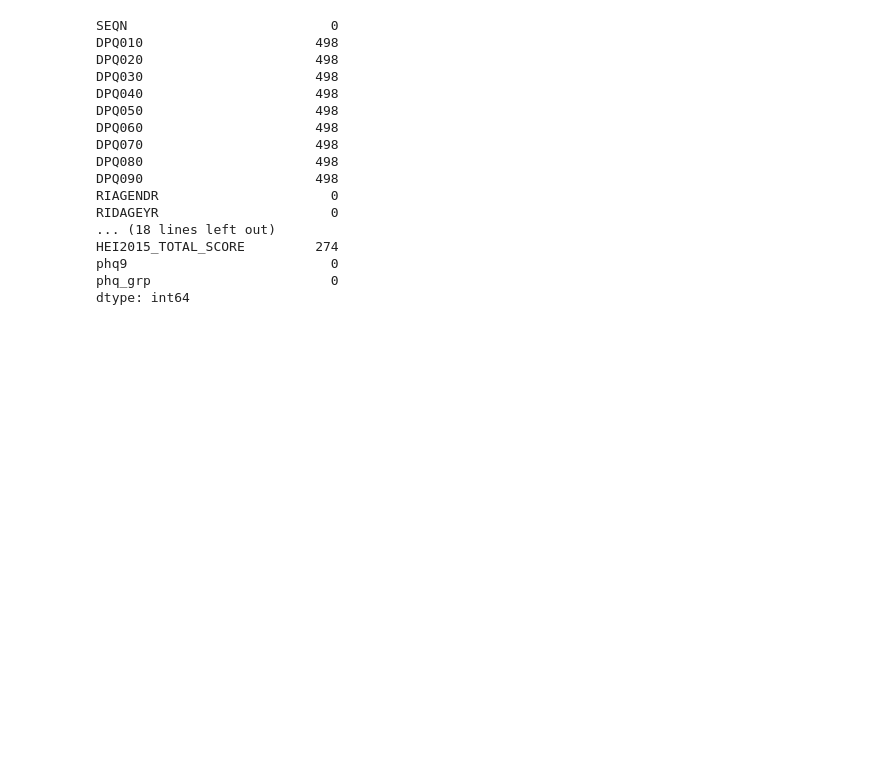
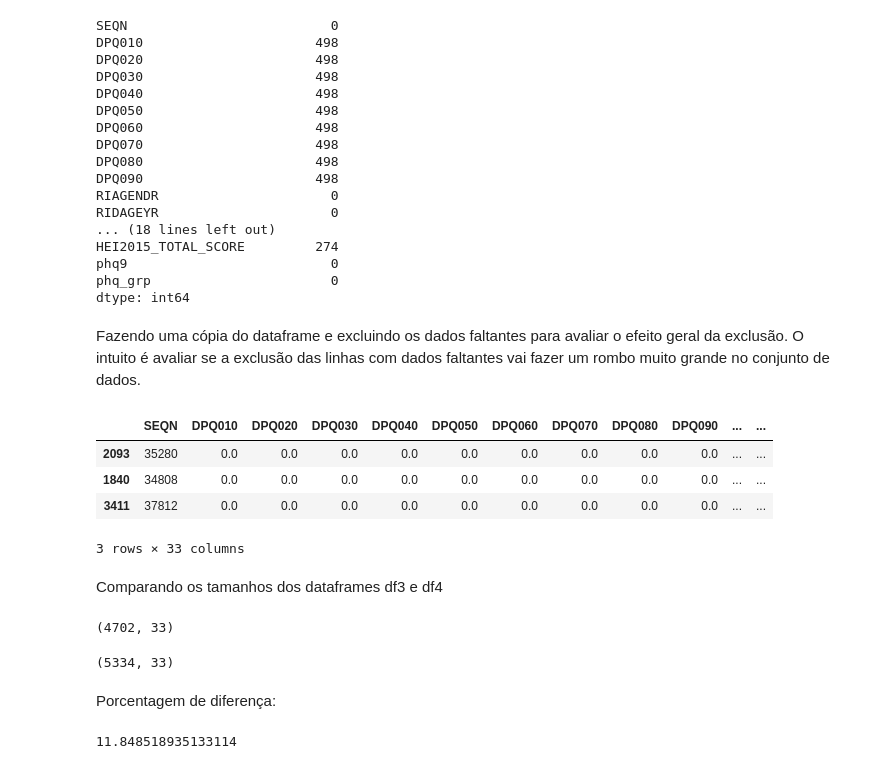
Before and after one commit to casjunior93/Desafio-Tera-Inferencia, a Jupyter notebook: DesafioTera.ipynb, the cells around one changed output. Saved outputs shown, nothing was run; the diff lists cells and outputs as text; code cells hidden in the pictures; blank space fills up the shorter version.

```diff
--- a/DesafioTera.ipynb
+++ b/DesafioTera.ipynb
@@ -176,3 +171,31 @@ HEI2015_TOTAL_SCORE         274
 phq9                          0
 phq_grp                       0
 dtype: int64
+# %% [markdown]
+Fazendo uma cópia do dataframe e excluindo os dados faltantes para avaliar o efeito geral da exclusão. O intuito é avaliar se a exclusão das linhas com dados faltantes vai fazer um rombo muito grande no conjunto de dados.
+# %%
+df4 = df3.copy(deep=True)
+df4.sample(3)
+# %% [output]
+|  | SEQN | DPQ010 | DPQ020 | DPQ030 | DPQ040 | DPQ050 | DPQ060 | DPQ070 | DPQ080 | DPQ090 | ... | ... |
+| 2093 | 35280 | 0.0 | 0.0 | 0.0 | 0.0 | 0.0 | 0.0 | 0.0 | 0.0 | 0.0 | ... | ... |
+| 1840 | 34808 | 0.0 | 0.0 | 0.0 | 0.0 | 0.0 | 0.0 | 0.0 | 0.0 | 0.0 | ... | ... |
+| 3411 | 37812 | 0.0 | 0.0 | 0.0 | 0.0 | 0.0 | 0.0 | 0.0 | 0.0 | 0.0 | ... | ... |
+3 rows × 33 columns
+# %% [markdown]
+Comparando os tamanhos dos dataframes df3 e df4
+# %%
+df4.dropna().shape
+# %% [output]
+(4702, 33)
+# %%
+df3.shape
+# %% [output]
+(5334, 33)
+# %% [markdown]
+Porcentagem de diferença:
+# %%
+pDiferenca = 100 - (4702*100)/5334
+pDiferenca
+# %% [output]
+11.848518935133114
```
Also changed, not shown: parts of 8 cells of this notebook.
